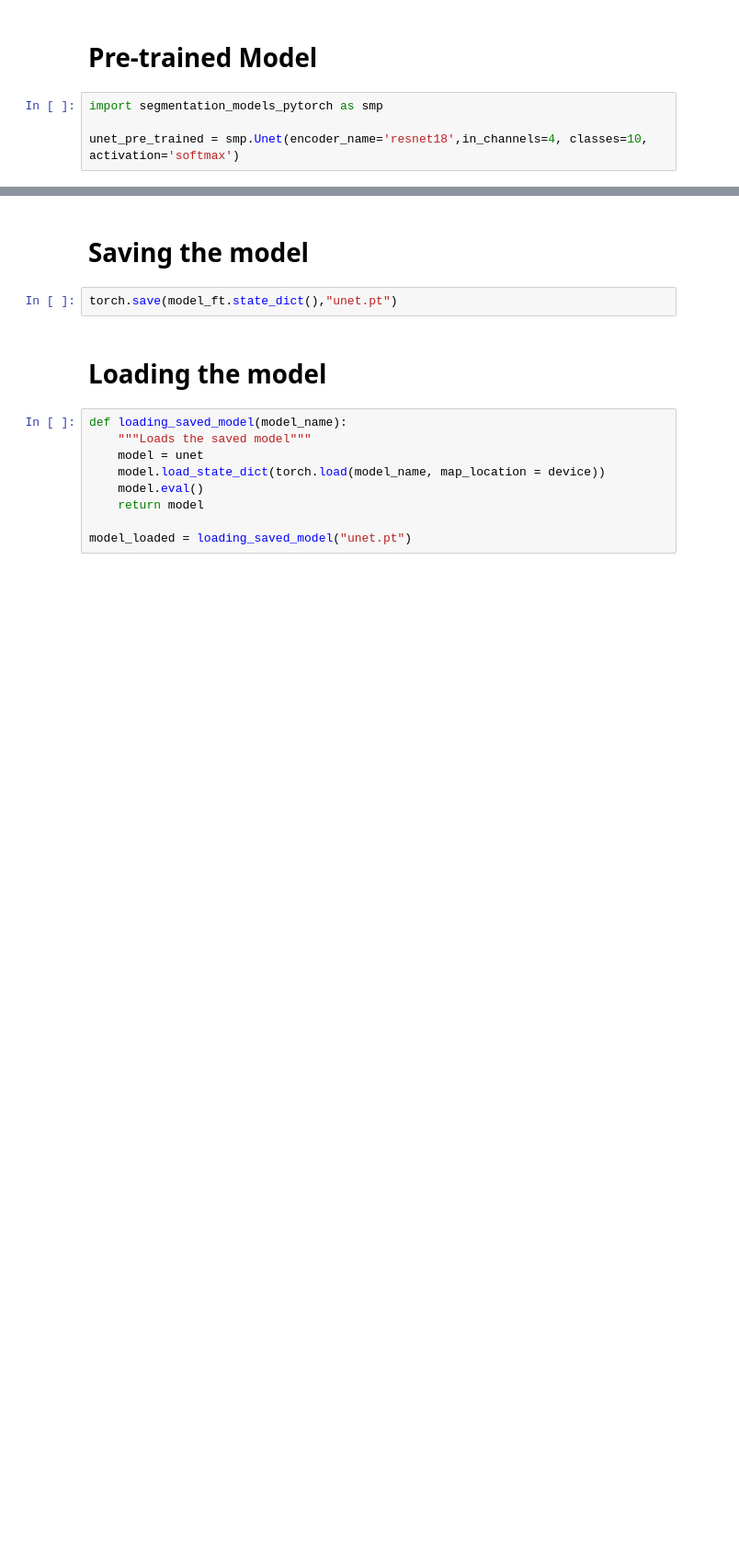
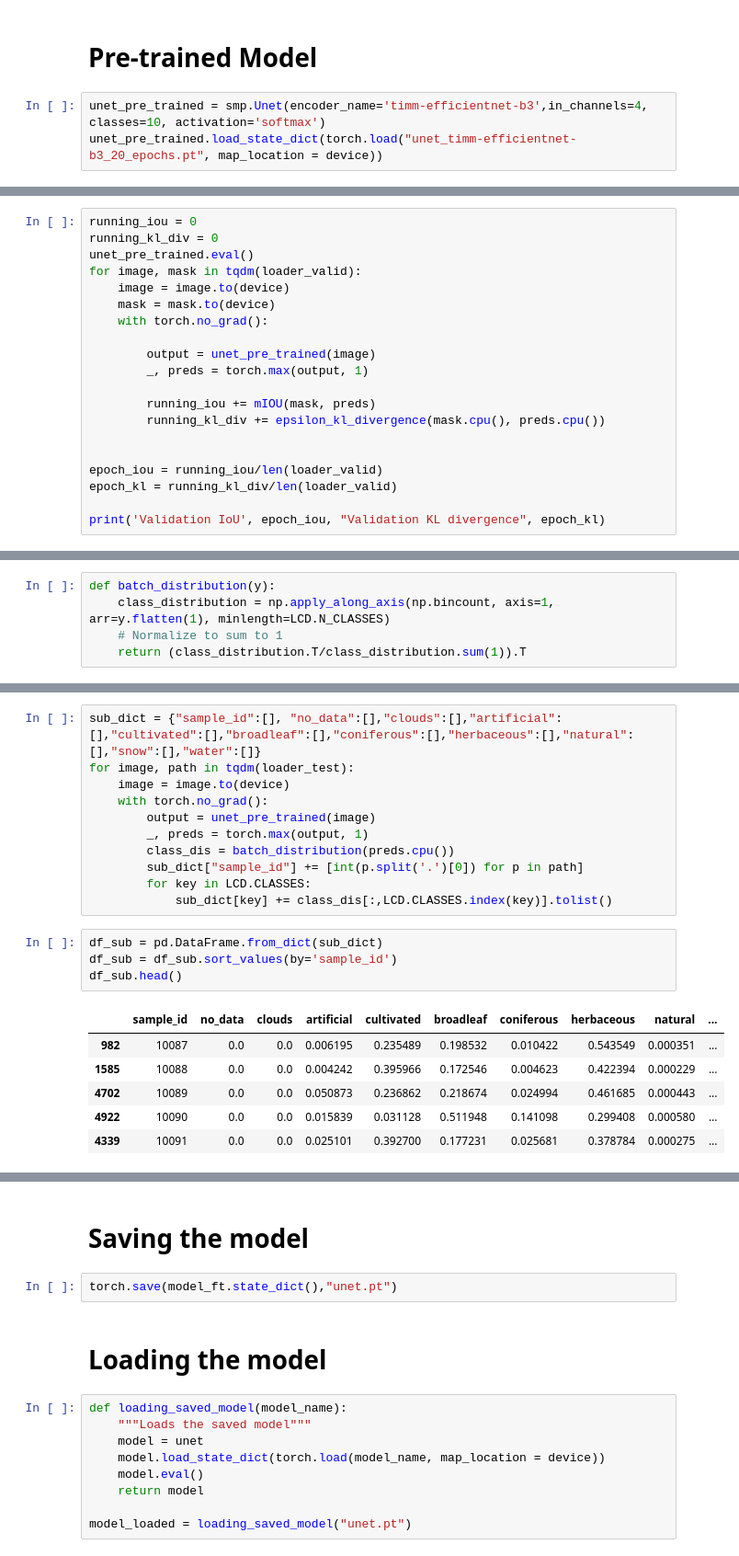
Before and after one commit to fdlci/Data_challenge, a Jupyter notebook: Unet.ipynb, the cells around one changed output, grey strips where cells are left out. Shown at 92% size. Saved outputs shown, nothing was run; the diff lists cells and outputs as text; blank space fills up the shorter version.

Commit message:
timm efficientnet model

```diff
--- a/Unet.ipynb
+++ b/Unet.ipynb
@@ -281,6 +277,5 @@ model_ft = train_model('dataset/train', unet, epochs=10)
 # %% [markdown]
 # Pre-trained Model
 # %%
-import segmentation_models_pytorch as smp
-
-unet_pre_trained = smp.Unet(encoder_name='resnet18',in_channels=4, classes=10, activation='softmax')
+unet_pre_trained = smp.Unet(encoder_name='timm-efficientnet-b3',in_channels=4, classes=10, activation='softmax')
+unet_pre_trained.load_state_dict(torch.load("unet_timm-efficientnet-b3_20_epochs.pt", map_location = device))
@@ -288,0 +313,20 @@ train_model('dataset/train', unet_pre_trained, epochs=10)
+# %%
+running_iou = 0
+running_kl_div = 0
+unet_pre_trained.eval()
+for image, mask in tqdm(loader_valid):
+    image = image.to(device)
+    mask = mask.to(device)
+    with torch.no_grad():
+
+        output = unet_pre_trained(image)
+        _, preds = torch.max(output, 1)
+
+        running_iou += mIOU(mask, preds)
+        running_kl_div += epsilon_kl_divergence(mask.cpu(), preds.cpu())
+
+
+epoch_iou = running_iou/len(loader_valid)
+epoch_kl = running_kl_div/len(loader_valid)
+
+print('Validation IoU', epoch_iou, "Validation KL divergence", epoch_kl)
@@ -296,0 +339,5 @@ trained_unet_bis = train_model('dataset/train', unet_pre_trained_bis, epochs=10)
+# %%
+def batch_distribution(y):
+    class_distribution = np.apply_along_axis(np.bincount, axis=1, arr=y.flatten(1), minlength=LCD.N_CLASSES)
+    # Normalize to sum to 1
+    return (class_distribution.T/class_distribution.sum(1)).T
@@ -296,0 +357,22 @@ trained_unet_bis = train_model('dataset/train', unet_pre_trained_bis, epochs=10)
+# %%
+sub_dict = {"sample_id":[], "no_data":[],"clouds":[],"artificial":[],"cultivated":[],"broadleaf":[],"coniferous":[],"herbaceous":[],"natural":[],"snow":[],"water":[]}
+for image, path in tqdm(loader_test):
+    image = image.to(device)
+    with torch.no_grad():
+        output = unet_pre_trained(image)
+        _, preds = torch.max(output, 1)
+        class_dis = batch_distribution(preds.cpu())
+        sub_dict["sample_id"] += [int(p.split('.')[0]) for p in path]
+        for key in LCD.CLASSES:
+            sub_dict[key] += class_dis[:,LCD.CLASSES.index(key)].tolist()
+# %%
+df_sub = pd.DataFrame.from_dict(sub_dict)
+df_sub = df_sub.sort_values(by='sample_id')
+df_sub.head()
+# %% [output]
+|  | sample_id | no_data | clouds | artificial | cultivated | broadleaf | coniferous | herbaceous | natural | ... |
+| 982 | 10087 | 0.0 | 0.0 | 0.006195 | 0.235489 | 0.198532 | 0.010422 | 0.543549 | 0.000351 | ... |
+| 1585 | 10088 | 0.0 | 0.0 | 0.004242 | 0.395966 | 0.172546 | 0.004623 | 0.422394 | 0.000229 | ... |
+| 4702 | 10089 | 0.0 | 0.0 | 0.050873 | 0.236862 | 0.218674 | 0.024994 | 0.461685 | 0.000443 | ... |
+| 4922 | 10090 | 0.0 | 0.0 | 0.015839 | 0.031128 | 0.511948 | 0.141098 | 0.299408 | 0.000580 | ... |
+| 4339 | 10091 | 0.0 | 0.0 | 0.025101 | 0.392700 | 0.177231 | 0.025681 | 0.378784 | 0.000275 | ... |
```
Also changed, not shown: parts of 18 cells of this notebook, 3 other files.
